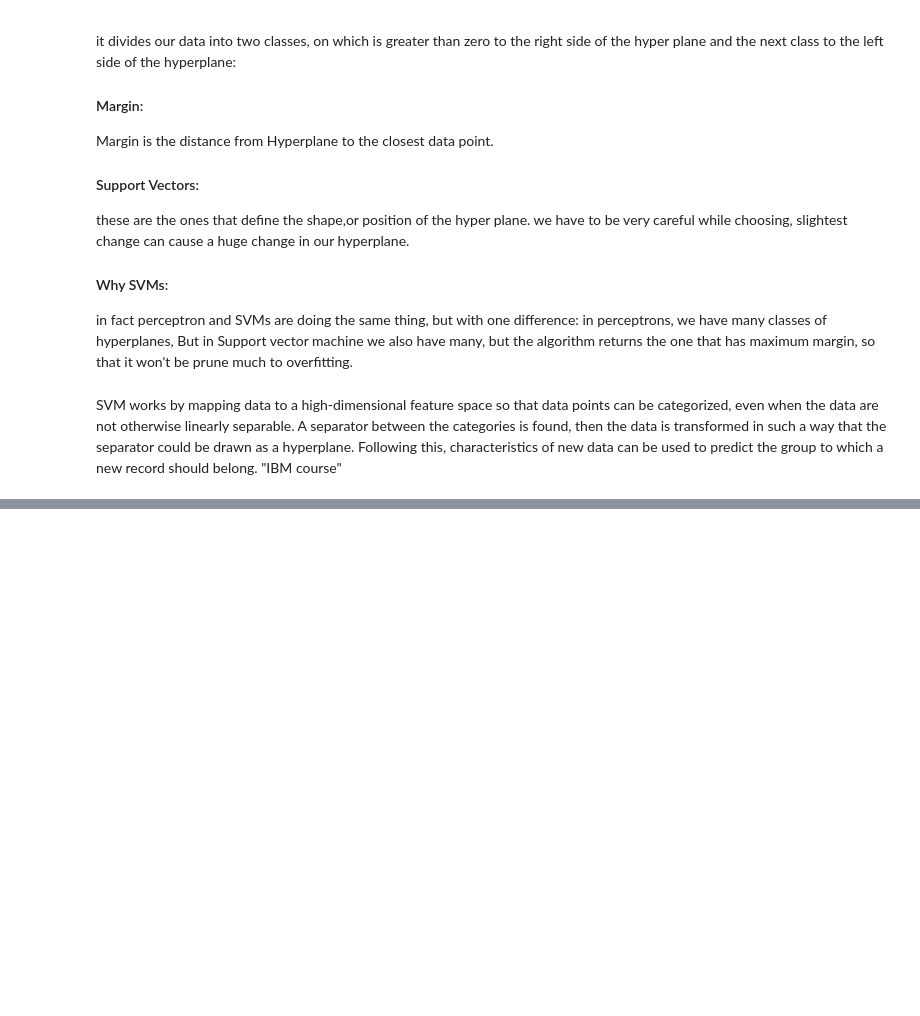
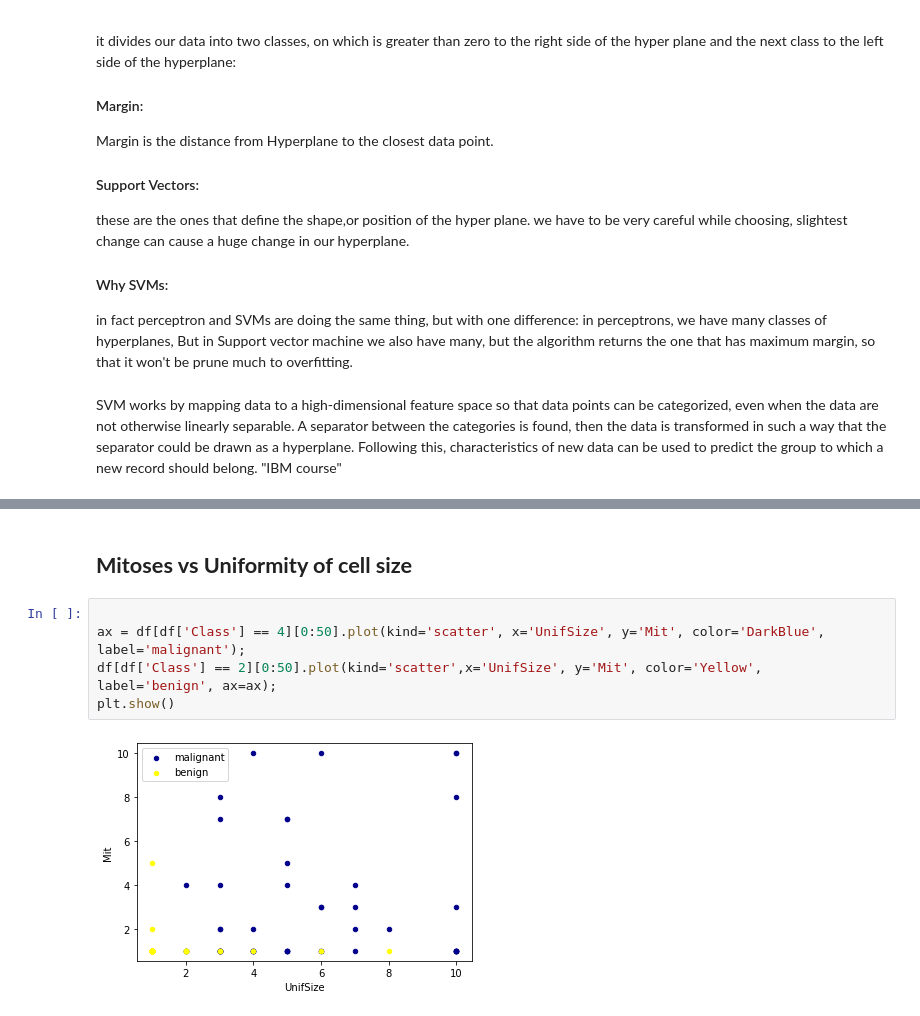
Before and after one commit to Lotfullah21/Machine-Learning, a Jupyter notebook: Support_Vector_Machines(SVM).ipynb, the cells around one changed output, grey strips where cells are left out. Drawn from its saved outputs; the diff is of its cells as text; blank space fills up the shorter version.

```diff
--- a/Support_Vector_Machines(SVM).ipynb
+++ b/Support_Vector_Machines(SVM).ipynb
@@ -29,0 +148,9 @@ SVM works by mapping data to a high-dimensional feature space so that data point
+# %% [markdown]
+## **Mitoses vs Uniformity of cell size**
+# %%
+
+ax = df[df['Class'] == 4][0:50].plot(kind='scatter', x='UnifSize', y='Mit', color='DarkBlue', label='malignant');
+df[df['Class'] == 2][0:50].plot(kind='scatter',x='UnifSize', y='Mit', color='Yellow', label='benign', ax=ax);
+plt.show()
+# %% [output]
+[figure, added]
```
Also changed, not shown: parts of 36 cells of this notebook.
